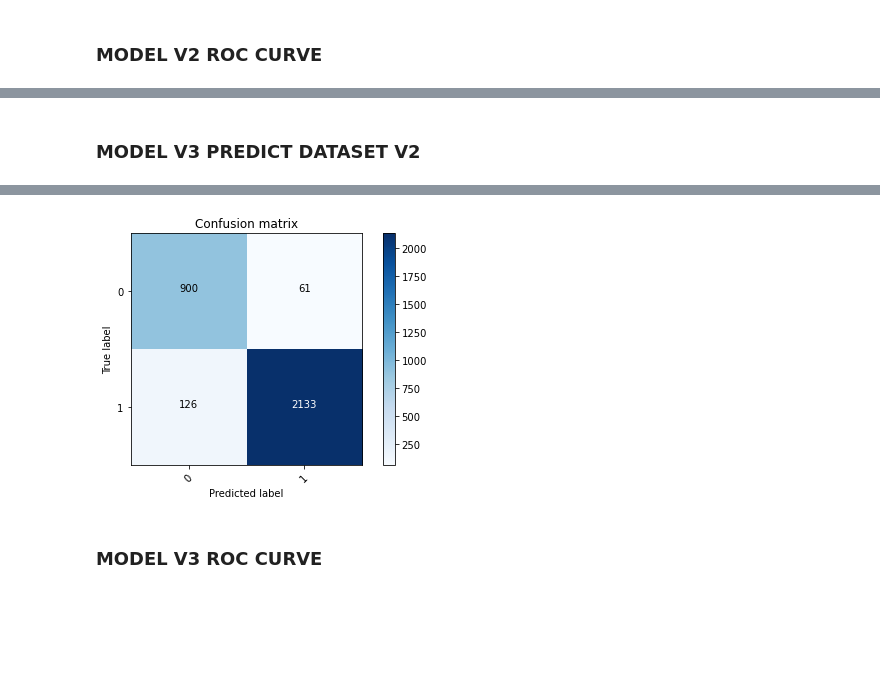
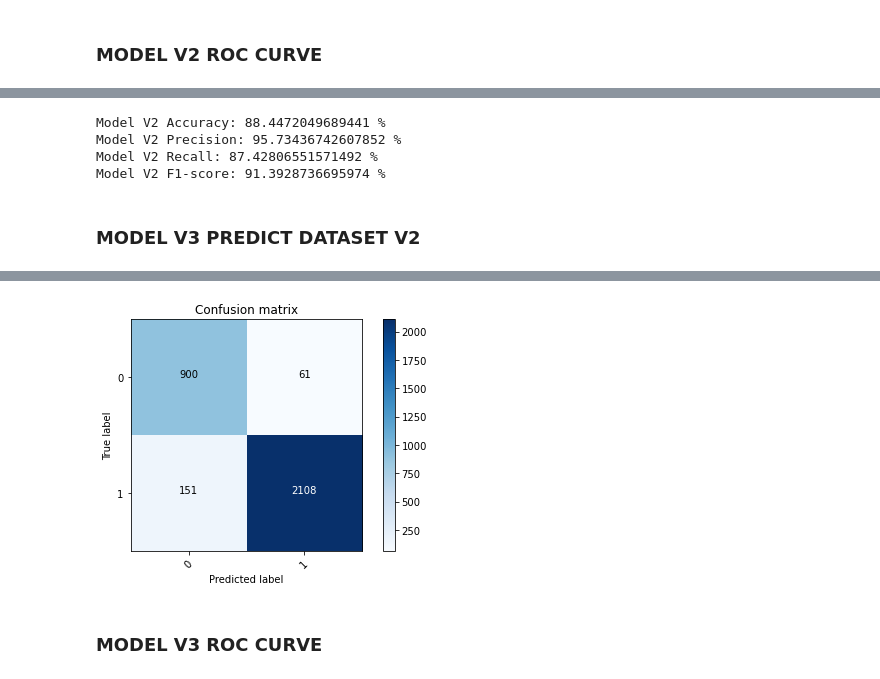
Before and after one commit to jamesvincentsiauw/tampered-image-detector, a Jupyter notebook: all models x dataset v2.ipynb, the cells around one changed output, grey strips where cells are left out. Saved outputs shown, nothing was run; the diff lists cells and outputs as text; code cells hidden in the pictures; blank space fills up the shorter version.

Commit message:
add precision, recall, f1

```diff
--- a/all models x dataset v2.ipynb
+++ b/all models x dataset v2.ipynb
@@ -78,3 +67,8 @@ X = X.reshape(-1, 128, 128, 3)
+# %%
+X_pkl_file = open('X_data.pkl', 'rb')
+X = pickle.load(X_pkl_file)
+Y_pkl_file = open('Y_data.pkl', 'rb')
+Y = pickle.load(Y_pkl_file)
 # %%
 X_train, X_val, Y_train, Y_val = train_test_split(X, Y, test_size = 0.9, random_state=5)
 # %%
@@ -257,14 +259,24 @@ array([2.00000000e+00, 1.00000000e+00, 9.99999881e-01, 9.99999762e-01,
+# %%
+print("Model V2 Accuracy: {} %".format(accuracy_score(Y_val[:,1], Y_pred_classes) * 100))
+print("Model V2 Precision: {} %".format(precision_score(Y_val[:,1], Y_pred_classes) * 100))
+print("Model V2 Recall: {} %".format(recall_score(Y_val[:,1], Y_pred_classes) * 100))
+print("Model V2 F1-score: {} %".format(f1_score(Y_val[:,1], Y_pred_classes) * 100))
+# %% [output]
+Model V2 Accuracy: 88.4472049689441 %
+Model V2 Precision: 95.73436742607852 %
+Model V2 Recall: 87.42806551571492 %
+Model V2 F1-score: 91.3928736695974 %
 # %% [markdown]
 ### MODEL V3 PREDICT DATASET V2
 # %%
 #  (clf.predict_proba(X_test)[:,1] >= 0.7367280663362746)
-Y_pred = model.predict(X_val, verbose=1)[:,1] >= 5.0216520e-01
+Y_pred = model.predict(X_val, verbose=1)
 # Convert predictions classes to one hot vectors
-# Y_pred_classes = np.argmax(Y_pred,axis = 1)
+Y_pred_classes = np.argmax(Y_pred,axis = 1)
 # Convert validation observations to one hot vectors
 Y_true = np.argmax(array(Y_val),axis = 1)
 # compute the confusion matrix
-confusion_mtx = confusion_matrix(Y_true, Y_pred)
-# plot the confusion matrix
+confusion_mtx = confusion_matrix(Y_true, Y_pred_classes)
+# # plot the confusion matrix
 plot_confusion_matrix(confusion_mtx, classes = range(2))
 # %% [output]
@@ -272,4 +284,4 @@ plot_confusion_matrix(confusion_mtx, classes = range(2))
-[figure, old version]
+[figure, new version]
 # %% [markdown]
 ### MODEL V3 ROC CURVE
 # %%
```
Also changed, not shown: parts of 28 cells of this notebook.
